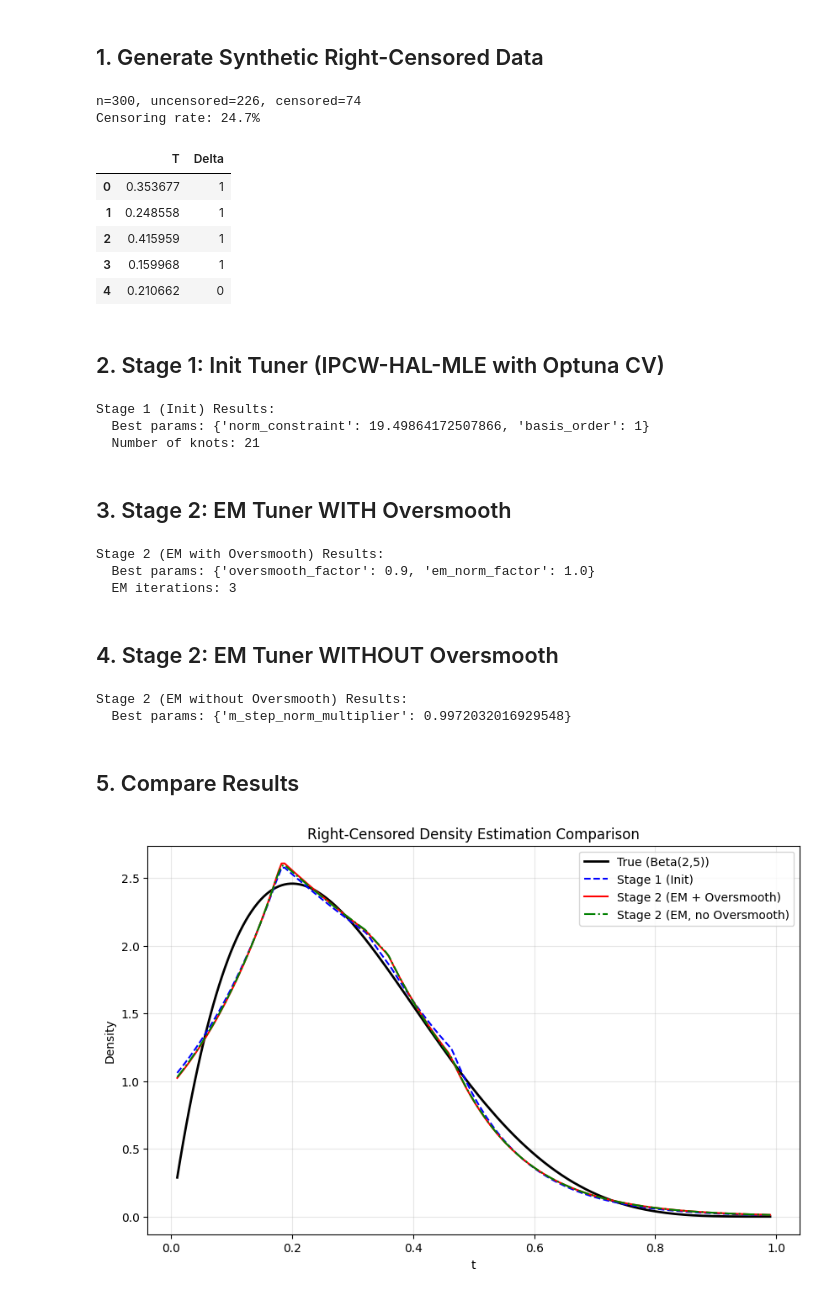
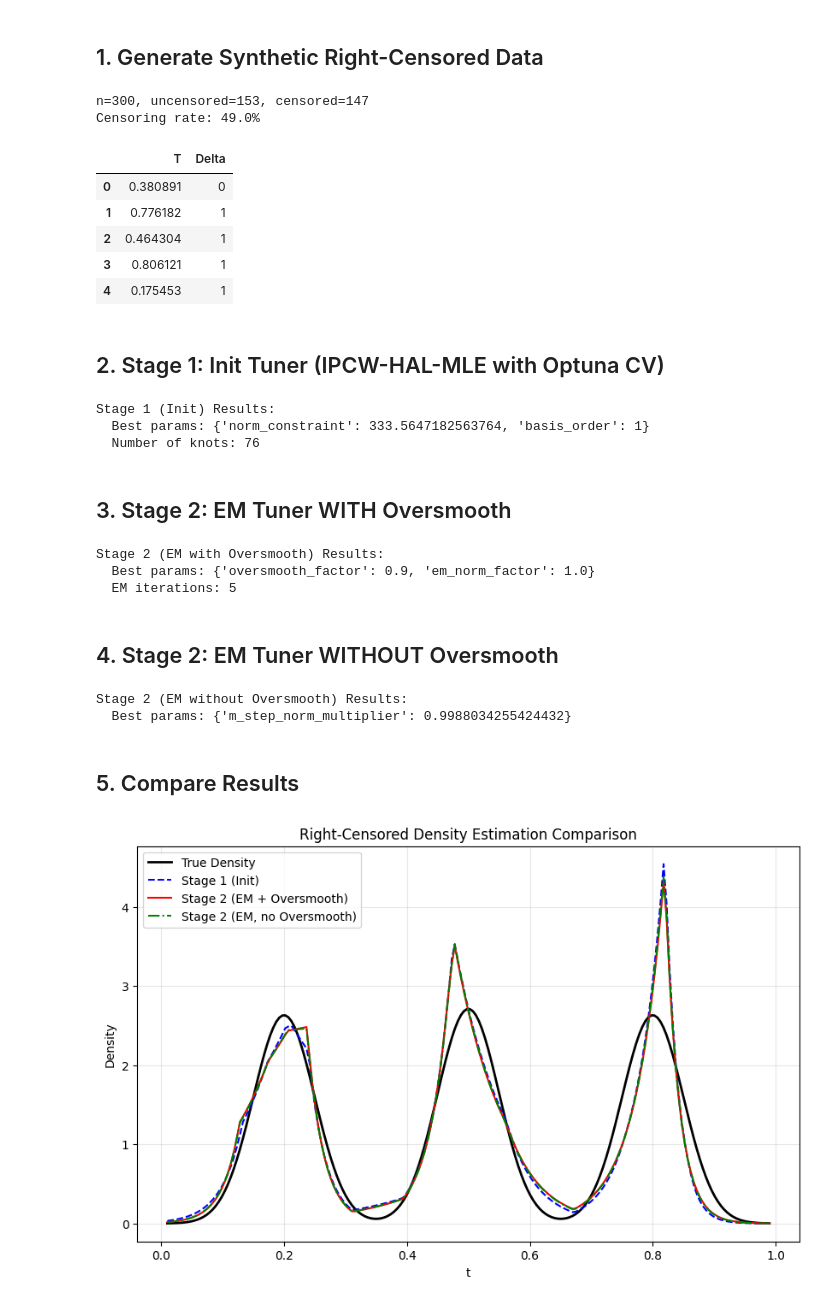
Before and after one commit to zhengpu-berkeley/HALDensity, a Jupyter notebook: examples/example_right_censored.ipynb, the cells around one changed output. Drawn from its saved outputs; the diff is of its cells as text; code cells hidden in the pictures.

```diff
--- a/examples/example_right_censored.ipynb
+++ b/examples/example_right_censored.ipynb
@@ -31,7 +33,26 @@ np.random.seed(42)
 n = 300
 
 # True event times from Beta(2, 5)
-t_event = np.random.beta(2, 5, size=n)
+# t_event = np.random.beta(2, 5, size=n)
+
+# True event times from TruncatedGMM
+sampler_params = {
+    "components": [
+        {"mean": 0.2, "std": 0.05, "lower": 0, "upper": 1},
+        {"mean": 0.5, "std": 0.05, "lower": 0, "upper": 1},
+        {"mean": 0.8, "std": 0.05, "lower": 0, "upper": 1},
+    ],
+    "weights": [0.33, 0.34, 0.33],
+}
+sampler = TruncatedGMM(
+    **sampler_params,
+)
+sampler_setup = {
+    "sampler": sampler.__class__.__name__,
+    "sampler_params": sampler_params,
+    "n_samples": n
+}
+t_event = sampler.generate_samples(n)
 
 # Censoring times from Uniform(0, 1)
 t_cens = np.random.uniform(0, 1, size=n)
@@ -44,17 +65,17 @@ data = pd.DataFrame({"T": T, "Delta": Delta})
 print(f"n={n}, uncensored={Delta.sum()}, censored={n - Delta.sum()}")
 print(f"Censoring rate: {1 - Delta.mean():.1%}")
 # %% [output]
-n=300, uncensored=226, censored=74
-Censoring rate: 24.7%
+n=300, uncensored=153, censored=147
+Censoring rate: 49.0%
 # %%
 data.head()
 # %% [output]
 |  | T | Delta |
-| 0 | 0.353677 | 1 |
-| 1 | 0.248558 | 1 |
-| 2 | 0.415959 | 1 |
-| 3 | 0.159968 | 1 |
-| 4 | 0.210662 | 0 |
+| 0 | 0.380891 | 0 |
+| 1 | 0.776182 | 1 |
+| 2 | 0.464304 | 1 |
+| 3 | 0.806121 | 1 |
+| 4 | 0.175453 | 1 |
 # %% [markdown]
 ## 2. Stage 1: Init Tuner (IPCW-HAL-MLE with Optuna CV)
 # %%
@@ -77,8 +98,8 @@ print(f"  Best params: {init_result.best_params}")
 print(f"  Number of knots: {init_result.estimator.get_results()['n_selected_knots']}")
 # %% [output]
 Stage 1 (Init) Results:
-  Best params: {'norm_constraint': 19.49864172507866, 'basis_order': 1}
-  Number of knots: 21
+  Best params: {'norm_constraint': 333.5647182563764, 'basis_order': 1}
+  Number of knots: 76
 # %% [markdown]
 ## 3. Stage 2: EM Tuner WITH Oversmooth
 # %%
@@ -101,7 +122,7 @@ print(f"  EM iterations: {len(em_result_oversmooth.metadata['em_records'])}")
 # %% [output]
 Stage 2 (EM with Oversmooth) Results:
   Best params: {'oversmooth_factor': 0.9, 'em_norm_factor': 1.0}
-  EM iterations: 3
+  EM iterations: 5
 # %% [markdown]
 ## 4. Stage 2: EM Tuner WITHOUT Oversmooth
 # %%
@@ -122,34 +143,35 @@ print("Stage 2 (EM without Oversmooth) Results:")
 print(f"  Best params: {em_result_no_oversmooth.best_params}")
 # %% [output]
 Stage 2 (EM without Oversmooth) Results:
-  Best params: {'m_step_norm_multiplier': 0.9972032016929548}
+  Best params: {'m_step_norm_multiplier': 0.9988034255424432}
 # %% [markdown]
 ## 5. Compare Results
 # %%
 # Get densities from each estimator
 grid = np.linspace(0.01, 0.99, 200)
 
 init_density = init_result.estimator.get_density_at_points(grid)
 em_oversmooth_density = em_result_oversmooth.estimator.get_density_at_points(grid)
 em_no_oversmooth_density = em_result_no_oversmooth.estimator.get_density_at_points(grid)
 
 # True density
-true_density = beta.pdf(grid, 2, 5)
+# true_density = beta.pdf(grid, 2, 5)
+true_density = sampler.compute_density(grid)
 
 # Plot
 plt.figure(figsize=(10, 6))
-plt.plot(grid, true_density, 'k-', lw=2, label='True (Beta(2,5))')
+plt.plot(grid, true_density, 'k-', lw=2, label='True Density')
 plt.plot(grid, init_density, 'b--', lw=1.5, label='Stage 1 (Init)')
 plt.plot(grid, em_oversmooth_density, 'r-', lw=1.5, label='Stage 2 (EM + Oversmooth)')
 plt.plot(grid, em_no_oversmooth_density, 'g-.', lw=1.5, label='Stage 2 (EM, no Oversmooth)')
 plt.xlabel('t')
 plt.ylabel('Density')
 plt.title('Right-Censored Density Estimation Comparison')
 plt.legend()
 plt.grid(True, alpha=0.3)
 plt.show()
 # %% [output]
-[figure, old version]
+[figure, new version]
 # %%
 # Compute log-likelihoods
 init_ll = incomplete_loglik(init_result.estimator, data)
```
Also changed, not shown: parts of 2 cells of this notebook, 19 other files.
